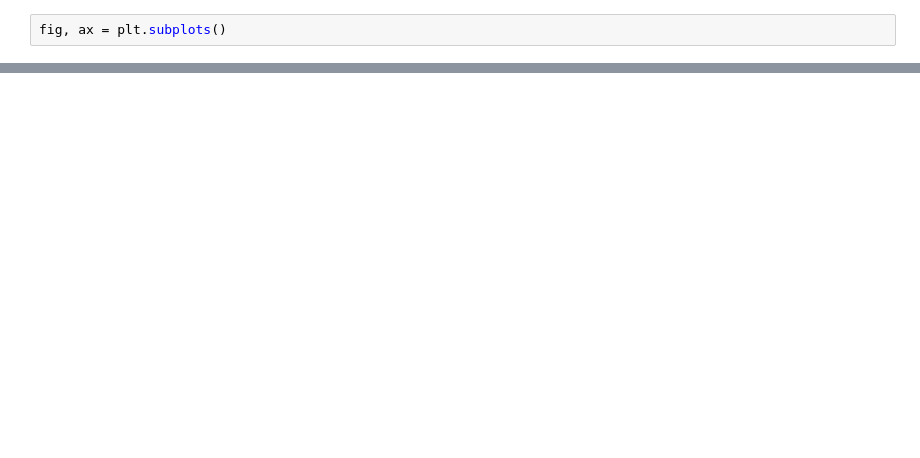
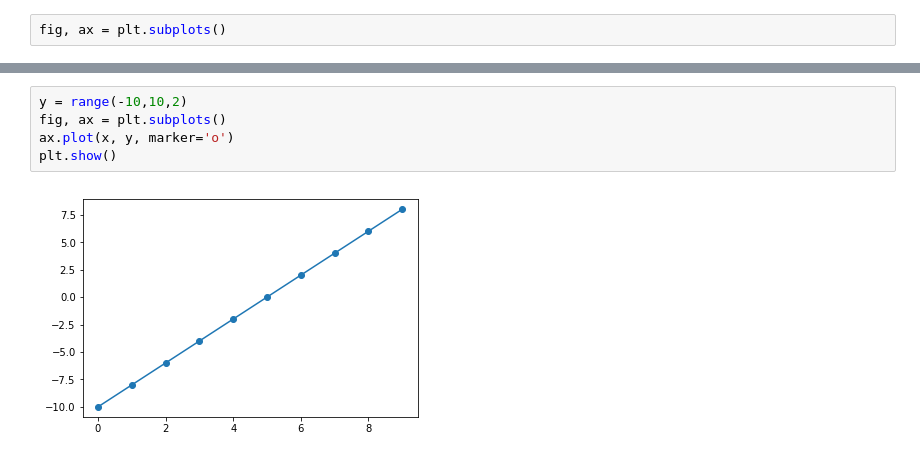
Before and after one commit to rvalenzuelar/curso_python, a Jupyter notebook: modulo_03_02_matplotlib.ipynb, the cells around one changed output, grey strips where cells are left out. Drawn from its saved outputs; the diff is of its cells as text; blank space fills up the shorter version.

```diff
--- a/modulo_03_02_matplotlib.ipynb
+++ b/modulo_03_02_matplotlib.ipynb
@@ -39,2 +43,9 @@ plt.show()
+# %%
+y = range(-10,10,2)
+fig, ax = plt.subplots()
+ax.plot(x, y, marker='o')
+plt.show()
+# %% [output]
+[figure, added]
 # %%
 fig, ax = plt.subplots()
```
Also changed, not shown: parts of 27 cells of this notebook, 7 other files.
